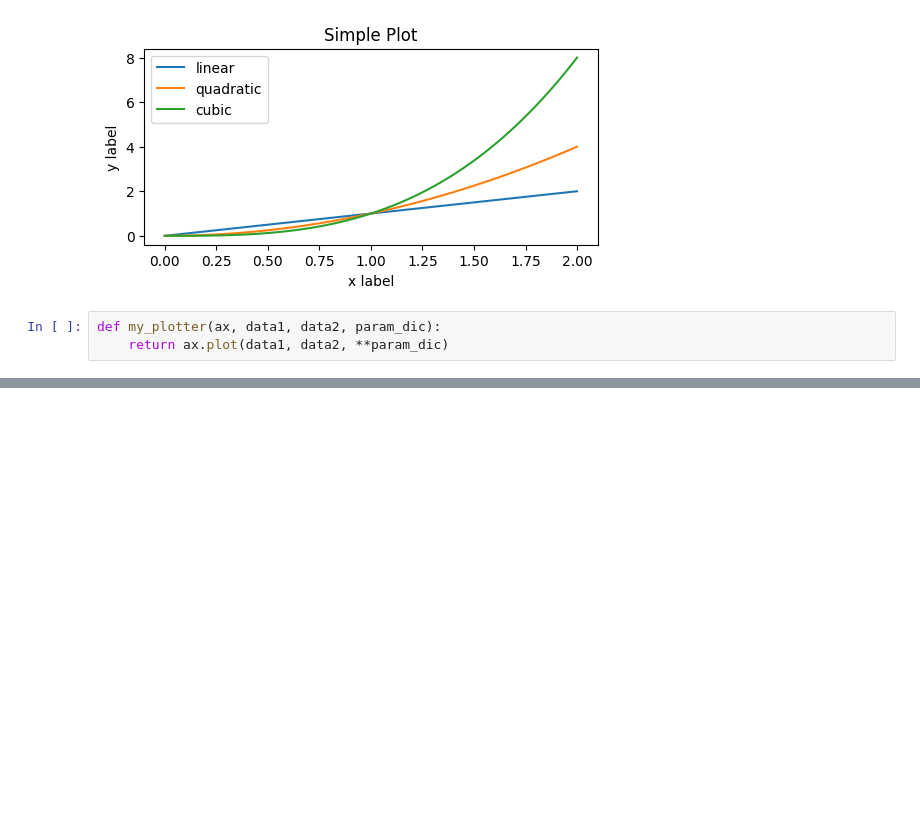
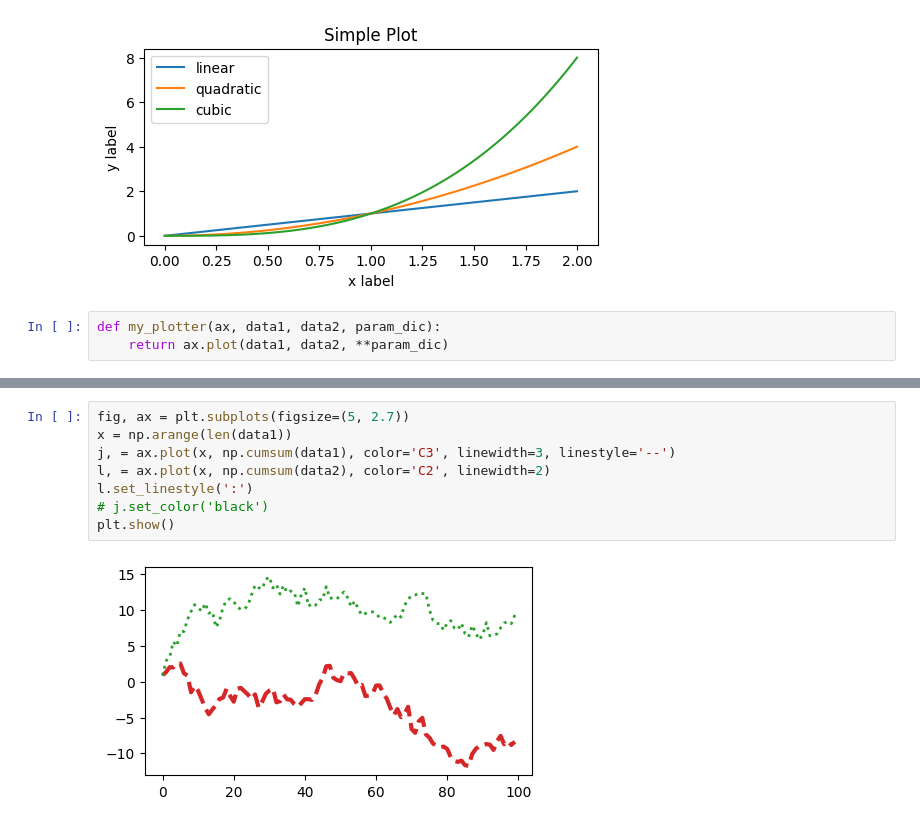
Before and after one commit to gilberto-ribeiro/python-projects, a Jupyter notebook: matplotlib_notebook.ipynb, the cells around one changed output, grey strips where cells are left out. Drawn from its saved outputs; the diff is of its cells as text; blank space fills up the shorter version.

```diff
--- a/matplotlib_notebook.ipynb
+++ b/matplotlib_notebook.ipynb
@@ -53,0 +54,10 @@ plt.show()
+# %%
+fig, ax = plt.subplots(figsize=(5, 2.7))
+x = np.arange(len(data1))
+j, = ax.plot(x, np.cumsum(data1), color='C3', linewidth=3, linestyle='--')
+l, = ax.plot(x, np.cumsum(data2), color='C2', linewidth=2)
+l.set_linestyle(':')
+# j.set_color('black')
+plt.show()
+# %% [output]
+[figure, added]
```
Also changed, not shown: parts of 7 cells of this notebook.
